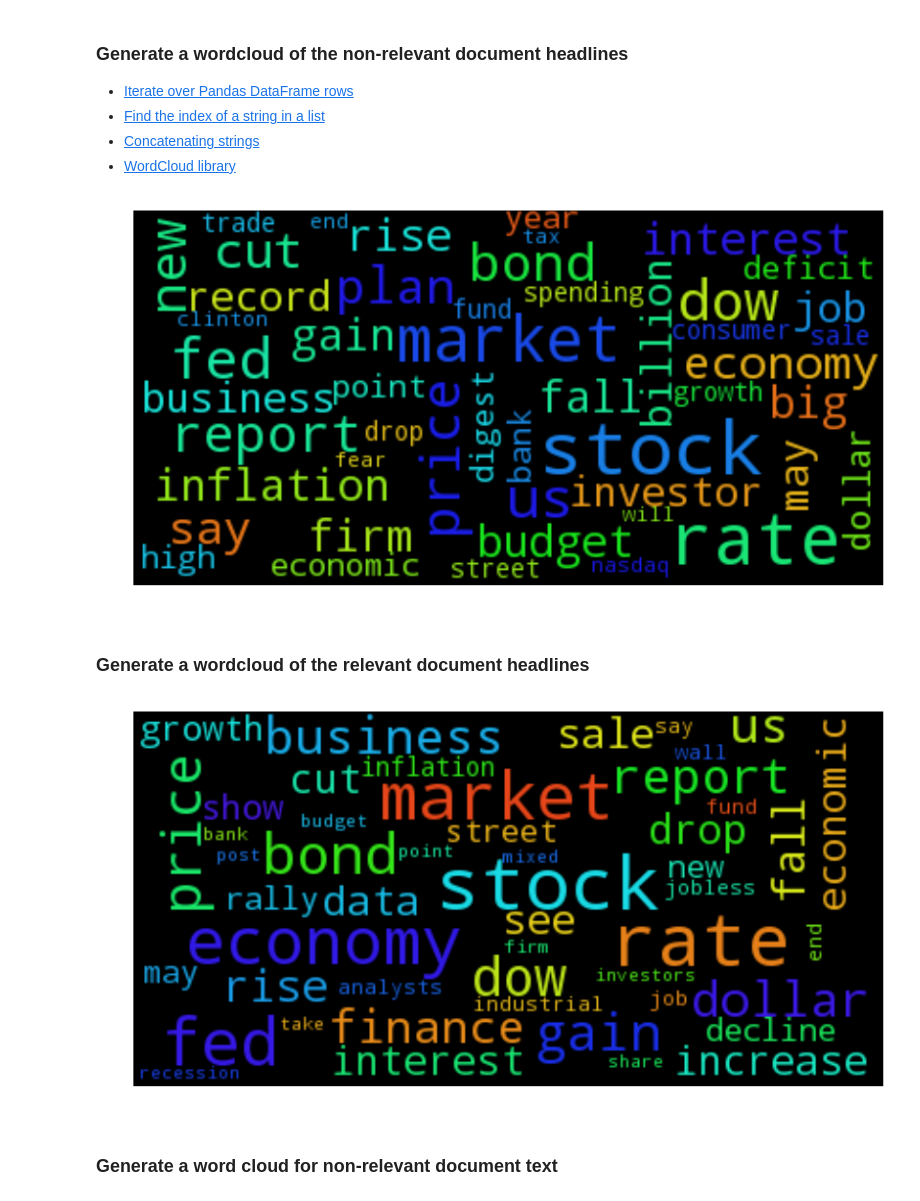
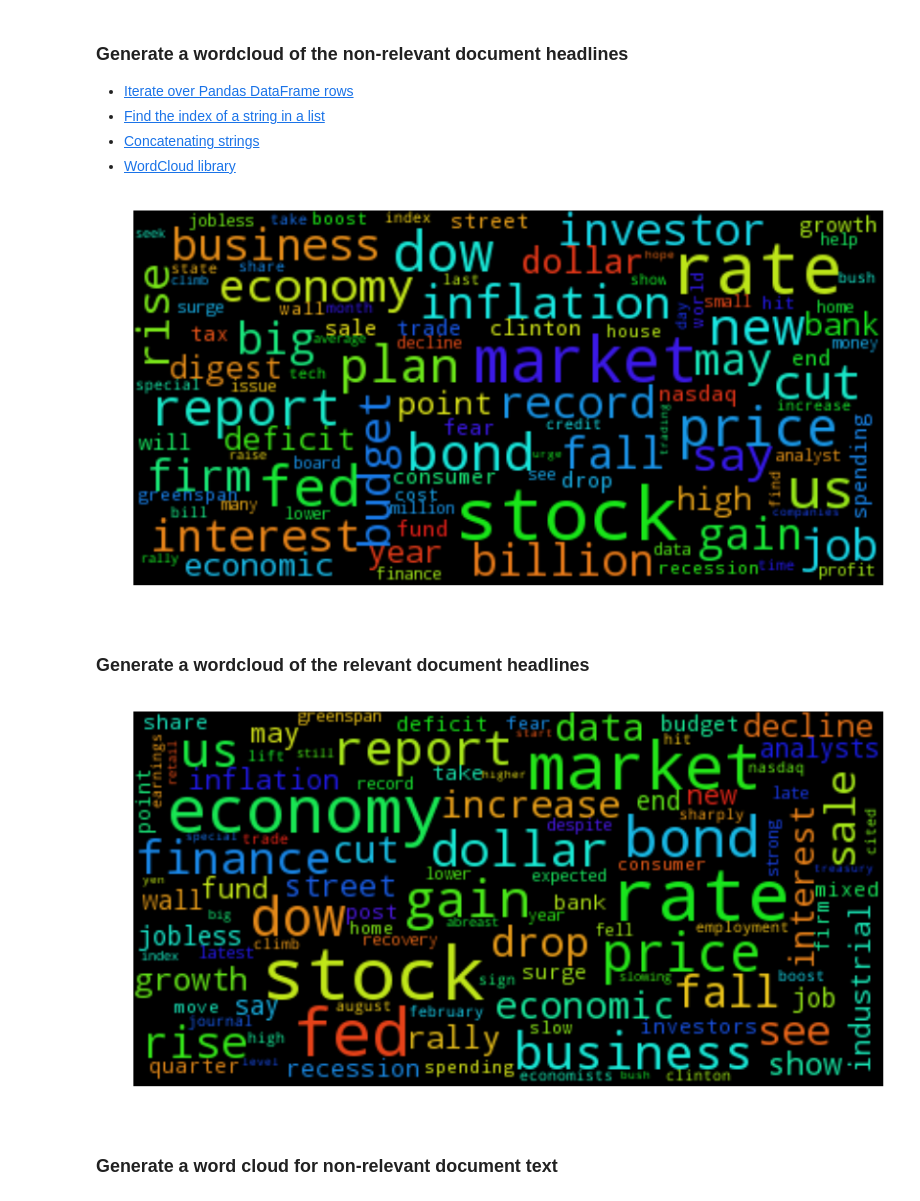
Before and after one commit to mspcvsp/EconomicNewsArticleToneRelevance, a Jupyter notebook: ExploratoryDataAnalysis.ipynb, the cells around one changed output. Cells and saved outputs as stored; diff of their text form; code cells hidden in the pictures.

```diff
--- a/ExploratoryDataAnalysis.ipynb
+++ b/ExploratoryDataAnalysis.ipynb
@@ -204,15 +204,17 @@ nonrelevant_headline_text = ""
 for row in nonrelevant_train_df.iterrows():
     nonrelevant_headline_text += clean_text(row[1][headline_index]) + " "
 # %%
+max_words = 100
+
 wordcloud = WordCloud(max_font_size=40,
                       relative_scaling=.5,
-                      max_words=50).generate(nonrelevant_headline_text)
+                      max_words=max_words).generate(nonrelevant_headline_text)
 plt.figure(figsize=(14,8))
 plt.imshow(wordcloud)
 plt.axis("off")
 plt.savefig('nonRelevantArticleHeadingWC.png')
 # %% [output]
-[figure, old version]
+[figure, new version]
 # %% [markdown]
 ### Generate a wordcloud of the relevant document headlines
 # %%
@@ -225,13 +232,13 @@ for row in relevant_train_df.iterrows():
 # %%
 wordcloud = WordCloud(max_font_size=40,
                       relative_scaling=.5,
-                      max_words=50).generate(relevant_headline_text)
+                      max_words=max_words).generate(relevant_headline_text)
 plt.figure(figsize=(14,8))
 plt.imshow(wordcloud)
 plt.axis("off")
 plt.savefig('relevantArticleHeadingWC.png')
 # %% [output]
-[figure, old version]
+[figure, new version]
 # %% [markdown]
 ### Generate a word cloud for non-relevant document text
 # %%
```
Also changed, not shown: parts of 10 cells of this notebook.
